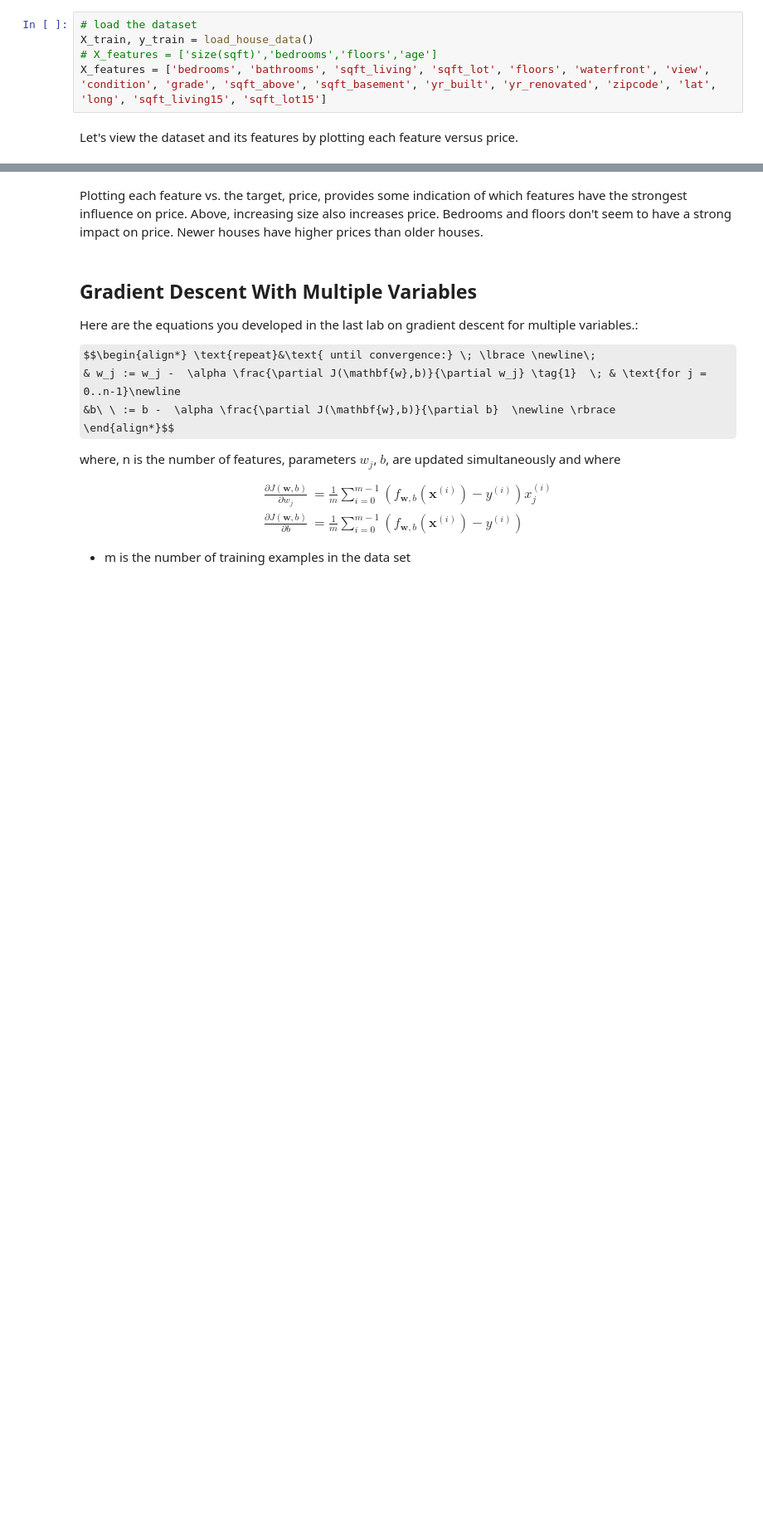
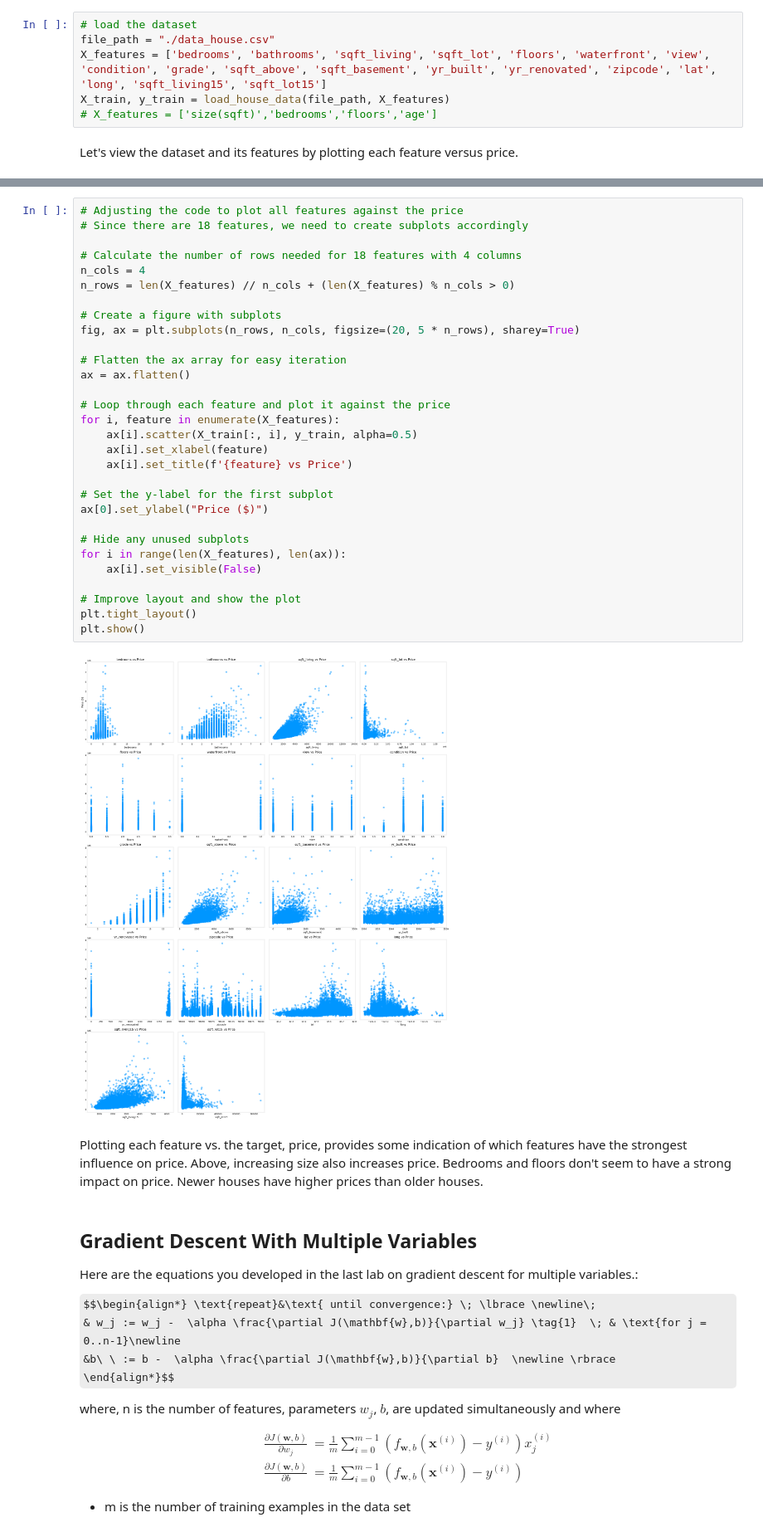
Before and after one commit to sloweyyy/CS114.O11-22521145, a Jupyter notebook: The Machine Learning Specialization/W2/Labs/C1_W2_Lab03_Feature_Scaling_and_Learning_Rate_Soln.ipynb, the cells around one changed output, grey strips where cells are left out. Shown at 83% size. Cells and saved outputs as stored; diff of their text form; some formulas as TeX source; blank space fills up the shorter version.

```diff
--- a/The Machine Learning Specialization/W2/Labs/C1_W2_Lab03_Feature_Scaling_and_Learning_Rate_Soln.ipynb
+++ b/The Machine Learning Specialization/W2/Labs/C1_W2_Lab03_Feature_Scaling_and_Learning_Rate_Soln.ipynb
@@ -53,8 +656,9 @@ We would like to build a linear regression model using these values so we can th
 | ...             | ...                 | ...              | ...          | ...                    |
 # %%
 # load the dataset
-X_train, y_train = load_house_data()
+file_path = "./data_house.csv"
+X_features = ['bedrooms', 'bathrooms', 'sqft_living', 'sqft_lot', 'floors', 'waterfront', 'view', 'condition', 'grade', 'sqft_above', 'sqft_basement', 'yr_built', 'yr_renovated', 'zipcode', 'lat', 'long', 'sqft_living15', 'sqft_lot15']
+X_train, y_train = load_house_data(file_path, X_features)
 # X_features = ['size(sqft)','bedrooms','floors','age']
-X_features = ['bedrooms', 'bathrooms', 'sqft_living', 'sqft_lot', 'floors', 'waterfront', 'view', 'condition', 'grade', 'sqft_above', 'sqft_basement', 'yr_built', 'yr_renovated', 'zipcode', 'lat', 'long', 'sqft_living15', 'sqft_lot15']
 # %% [markdown]
 Let's view the dataset and its features by plotting each feature versus price.
@@ -84,3 +665,35 @@ plt.show()
+# %%
+# Adjusting the code to plot all features against the price
+# Since there are 18 features, we need to create subplots accordingly
+
+# Calculate the number of rows needed for 18 features with 4 columns
+n_cols = 4
+n_rows = len(X_features) // n_cols + (len(X_features) % n_cols > 0)
+
+# Create a figure with subplots
+fig, ax = plt.subplots(n_rows, n_cols, figsize=(20, 5 * n_rows), sharey=True)
+
+# Flatten the ax array for easy iteration
+ax = ax.flatten()
+
+# Loop through each feature and plot it against the price
+for i, feature in enumerate(X_features):
+    ax[i].scatter(X_train[:, i], y_train, alpha=0.5)
+    ax[i].set_xlabel(feature)
+    ax[i].set_title(f'{feature} vs Price')
+
+# Set the y-label for the first subplot
+ax[0].set_ylabel("Price ($)")
+
+# Hide any unused subplots
+for i in range(len(X_features), len(ax)):
+    ax[i].set_visible(False)
+
+# Improve layout and show the plot
+plt.tight_layout()
+plt.show()
+# %% [output]
+[figure, added]
 # %% [markdown]
 Plotting each feature vs. the target, price, provides some indication of which features have the strongest influence on price. Above, increasing size also increases price. Bedrooms and floors don't seem to have a strong impact on price. Newer houses have higher prices than older houses.
 # %% [markdown]
```
Also changed, not shown: parts of 17 cells of this notebook, 43 other files.
